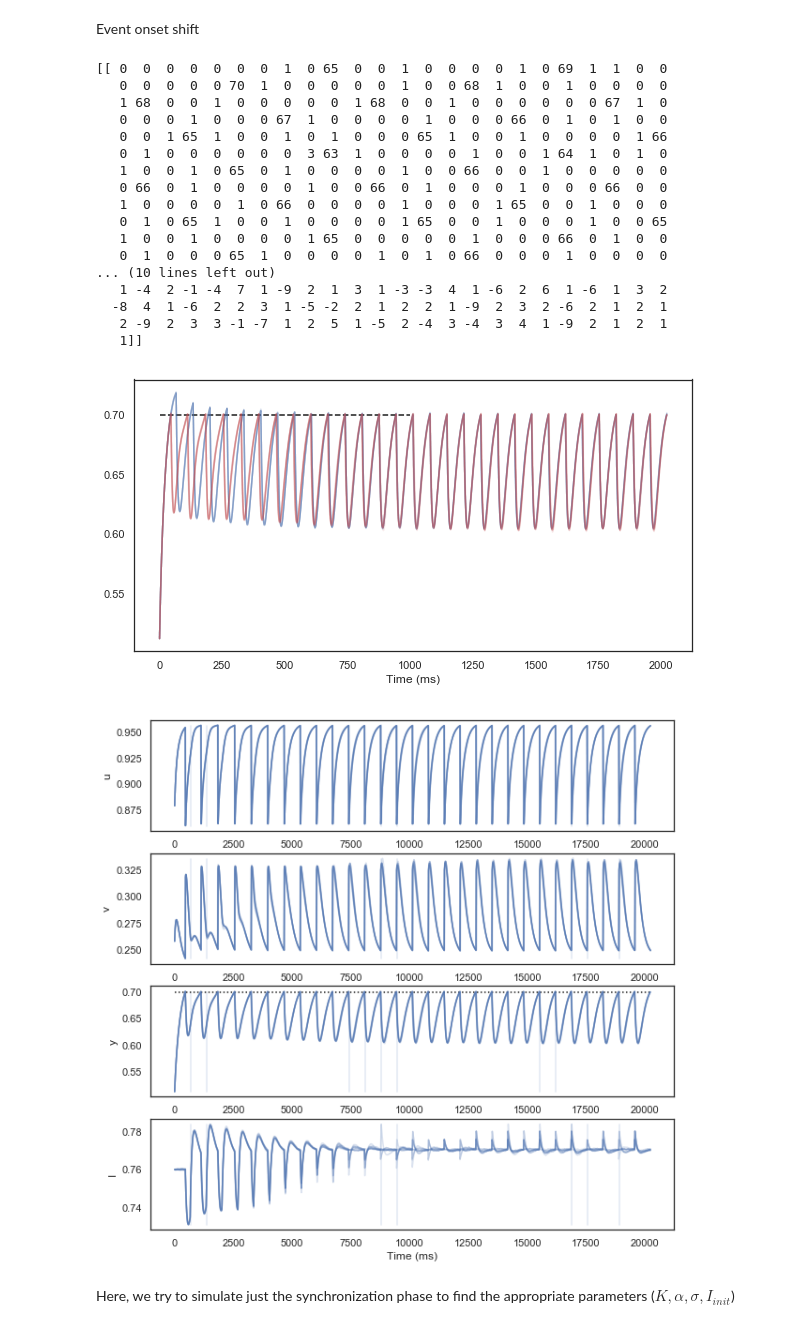
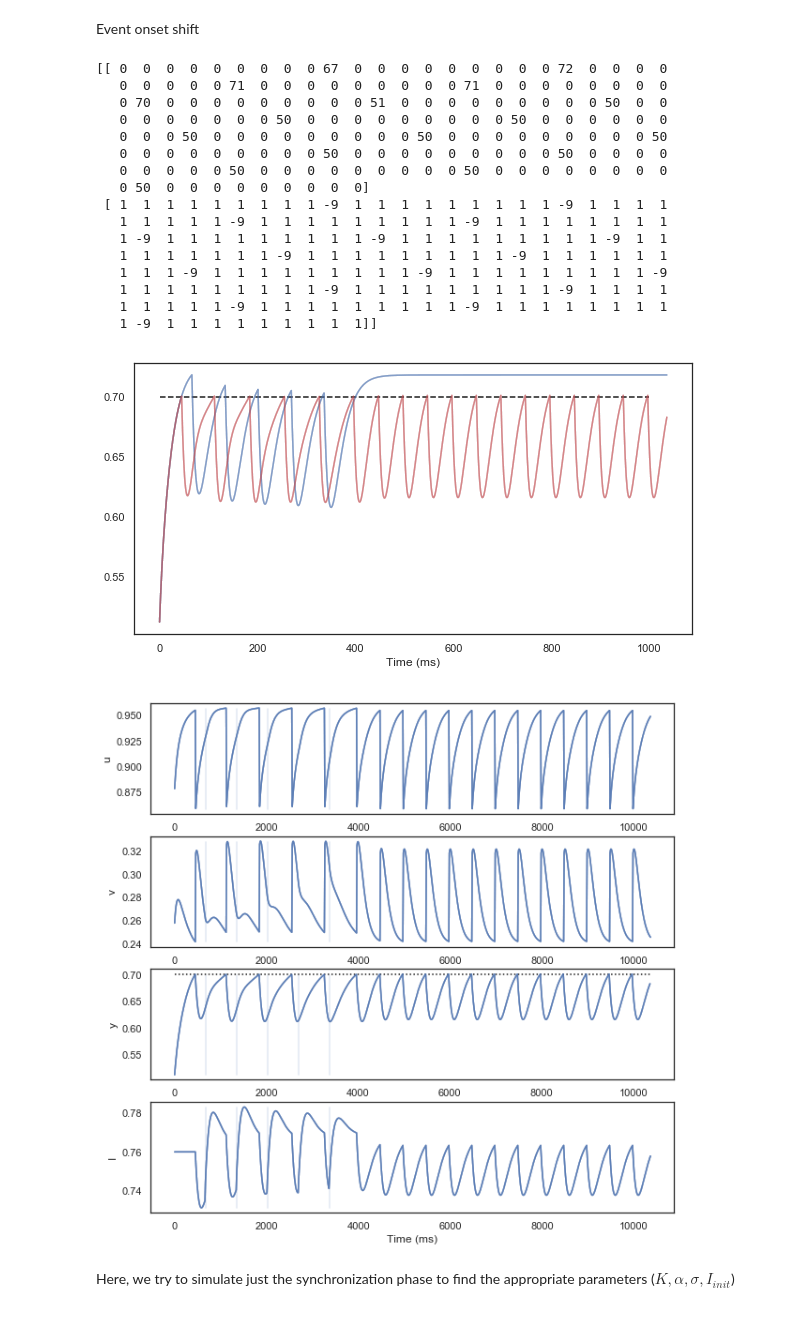
Before and after one commit to jazlab/SE_NL_MJ_2020, a Jupyter notebook: SynchronizationNetwork_noise.ipynb, the cells around one changed output. Cells and saved outputs as stored; diff of their text form; code cells hidden in the pictures.

```diff
--- a/SynchronizationNetwork_noise.ipynb
+++ b/SynchronizationNetwork_noise.ipynb
@@ -455,6 +455,14 @@ def dual_process_model_generalized(state_init, params, niter, durations):
 
         yP += (-yP + uP - vP + np.random.randn(ntrials) * sigma) / 100 * dt
 
+        yPcurr = yP.copy()
+        yScurr = yS.copy()
+
+        #if len(y_p) > 1:
+        #    yPprev = y_p[-1]
+        #    IP = I.copy() + alpha * np.sign(yPcurr - yPprev) * (yPcurr - yScurr)
+
+
         IP = I.copy() + alpha*(yP.copy() - yS.copy())
         #print((yP.copy() - yS.copy()))
         #IP = I.copy() - gauss_derivative((yP.copy() - yS.copy()),0.4,alpha)
@@ -524,43 +532,42 @@ def isi_ipi(sig_lst,production_lst,dt):
 Event onset shift
 # %%
 usim, vsim, ysim, Ilst, siglst, u_p, v_p, y_p, I_p, production_lst = simulate_synchronization2(ntrials=10,
-                                                                               durations=[675.0] * 30,
-                                                                               sigma=0.002, K=2, initI=0.76, alpha = 0.3)
+                                                                               durations=[675.0] * 5 + [7000],
+                                                                               sigma=0.0, K=2, initI=0.76, alpha = 0.3)
 
 
 plt.figure(figsize=(10, 5))
 #a = remove_nan_transpose(siglst)
 #for i in range(len(a)):
 #    plt.plot(np.arange(len(a[i])) * 10, a[i], 'b', alpha=0.1)
 plt.plot(ysim, 'b', alpha=0.1)
 plt.plot(y_p, 'r', alpha=0.1)
 plt.xlabel('Time (ms)')
 #plt.ylabel('y')
 plt.hlines(0.7, 0, 1000*10/PARAMS_DICT['dt'], linestyles='--')
 print(np.diff(np.nonzero(production_lst)))
 
 
 plot_simulation_parallel(u_p, v_p, y_p, I_p, siglst, PARAMS_DICT)
 # %% [output]
-[[ 0  0  0  0  0  0  0  1  0 65  0  0  1  0  0  0  0  1  0 69  1  1  0  0
-   0  0  0  0  0 70  1  0  0  0  0  0  1  0  0 68  1  0  0  1  0  0  0  0
-   1 68  0  0  1  0  0  0  0  0  1 68  0  0  1  0  0  0  0  0  0 67  1  0
-   0  0  0  1  0  0  0 67  1  0  0  0  0  1  0  0  0 66  0  1  0  1  0  0
-   0  0  1 65  1  0  0  1  0  1  0  0  0 65  1  0  0  1  0  0  0  0  1 66
-   0  1  0  0  0  0  0  0  3 63  1  0  0  0  0  1  0  0  1 64  1  0  1  0
-   1  0  0  1  0 65  0  1  0  0  0  0  1  0  0 66  0  0  1  0  0  0  0  0
-   0 66  0  1  0  0  0  0  1  0  0 66  0  1  0  0  0  1  0  0  0 66  0  0
-   1  0  0  0  0  1  0 66  0  0  0  0  1  0  0  0  1 65  0  0  1  0  0  0
-   0  1  0 65  1  0  0  1  0  0  0  0  1 65  0  0  1  0  0  0  1  0  0 65
-   1  0  0  1  0  0  0  0  1 65  0  0  0  0  0  1  0  0  0 66  0  1  0  0
-   0  1  0  0  0 65  1  0  0  0  0  1  0  1  0 66  0  0  0  1  0  0  0  0
-... (10 lines left out)
-   1 -4  2 -1 -4  7  1 -9  2  1  3  1 -3 -3  4  1 -6  2  6  1 -6  1  3  2
-  -8  4  1 -6  2  2  3  1 -5 -2  2  1  2  2  1 -9  2  3  2 -6  2  1  2  1
-   2 -9  2  3  3 -1 -7  1  2  5  1 -5  2 -4  3 -4  3  4  1 -9  2  1  2  1
-   1]]
+[[ 0  0  0  0  0  0  0  0  0 67  0  0  0  0  0  0  0  0  0 72  0  0  0  0
+   0  0  0  0  0 71  0  0  0  0  0  0  0  0  0 71  0  0  0  0  0  0  0  0
+   0 70  0  0  0  0  0  0  0  0  0 51  0  0  0  0  0  0  0  0  0 50  0  0
+   0  0  0  0  0  0  0 50  0  0  0  0  0  0  0  0  0 50  0  0  0  0  0  0
+   0  0  0 50  0  0  0  0  0  0  0  0  0 50  0  0  0  0  0  0  0  0  0 50
+   0  0  0  0  0  0  0  0  0 50  0  0  0  0  0  0  0  0  0 50  0  0  0  0
+   0  0  0  0  0 50  0  0  0  0  0  0  0  0  0 50  0  0  0  0  0  0  0  0
+   0 50  0  0  0  0  0  0  0  0  0]
+ [ 1  1  1  1  1  1  1  1  1 -9  1  1  1  1  1  1  1  1  1 -9  1  1  1  1
+   1  1  1  1  1 -9  1  1  1  1  1  1  1  1  1 -9  1  1  1  1  1  1  1  1
+   1 -9  1  1  1  1  1  1  1  1  1 -9  1  1  1  1  1  1  1  1  1 -9  1  1
+   1  1  1  1  1  1  1 -9  1  1  1  1  1  1  1  1  1 -9  1  1  1  1  1  1
+   1  1  1 -9  1  1  1  1  1  1  1  1  1 -9  1  1  1  1  1  1  1  1  1 -9
+   1  1  1  1  1  1  1  1  1 -9  1  1  1  1  1  1  1  1  1 -9  1  1  1  1
+   1  1  1  1  1 -9  1  1  1  1  1  1  1  1  1 -9  1  1  1  1  1  1  1  1
+   1 -9  1  1  1  1  1  1  1  1  1]]
-[figure, old version]
+[figure, new version]
-[figure, old version]
+[figure, new version]
 # %% [markdown]
 Here, we try to simulate just the synchronization phase to find the appropriate parameters ($K, \alpha, \sigma, I_{init}$)
 # %% [markdown]
```
Also changed, not shown: parts of 4 cells of this notebook.
